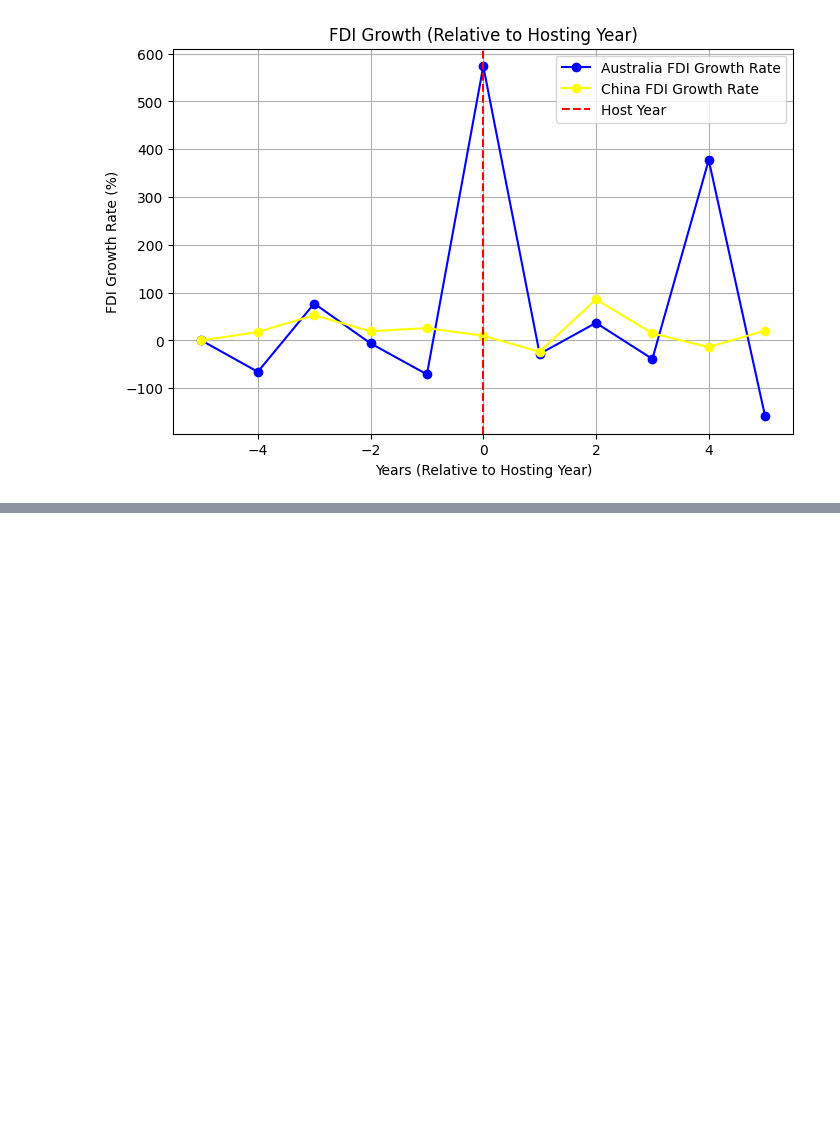
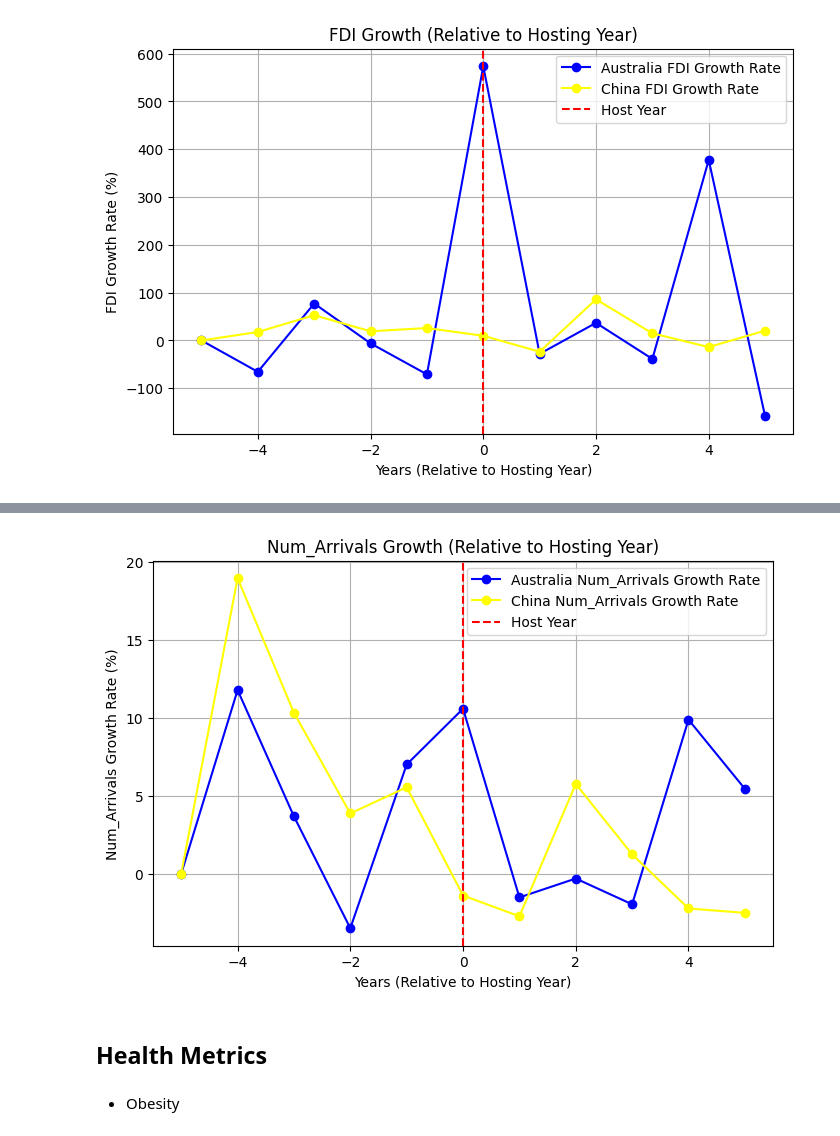
Before and after one commit to Ray-Gizzy/2024Fall_projects, a Jupyter notebook: Visualization.ipynb, the cells around one changed output, grey strips where cells are left out. Drawn from its saved outputs; the diff is of its cells as text; code cells hidden in the pictures; blank space fills up the shorter version.

```diff
--- a/Visualization.ipynb
+++ b/Visualization.ipynb
@@ -179,0 +339,13 @@ growth_rate_plot(
+# %%
+growth_rate_plot(
+    dfs=[cleaned_df1_tour,cleaned_df2_tour],
+    countries=['Australia', 'China'],
+    metric='Num_Arrivals',
+    colors=None
+)
+# %% [output]
+[figure, added]
+# %% [markdown]
+## Health Metrics
+# %% [markdown]
+* Obesity
```
Also changed, not shown: parts of 42 cells of this notebook.
